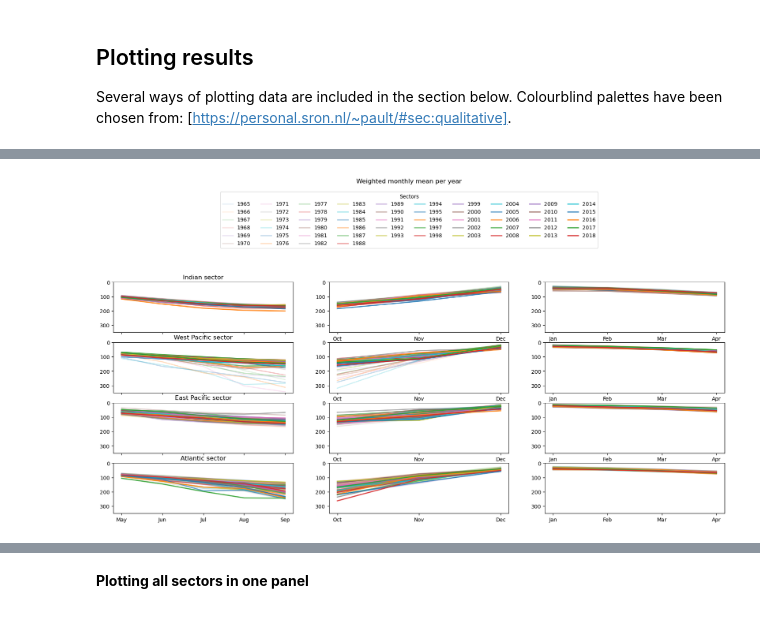
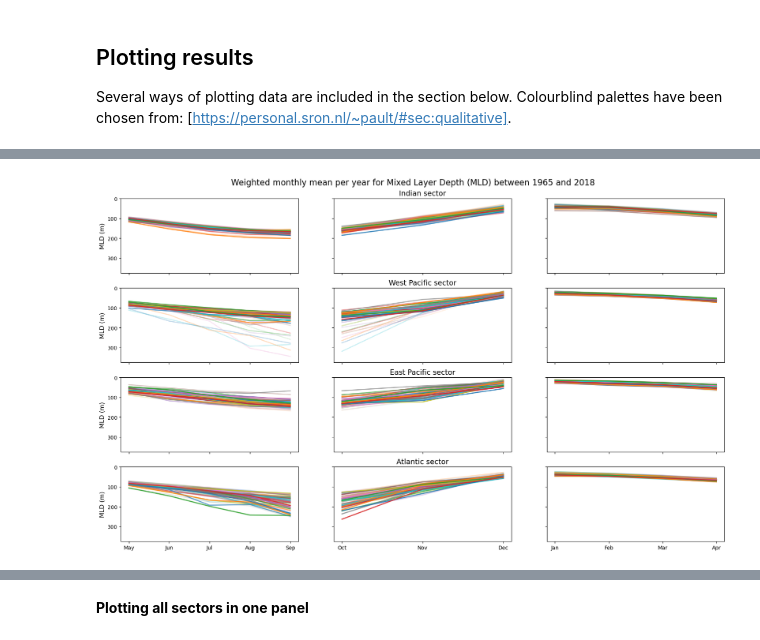
Before and after one commit to lidefi87/ACCESS_scripts_DFA, a Jupyter notebook: Scripts/ZonalStatistics.ipynb, the cells around one changed output, grey strips where cells are left out. Cells and saved outputs as stored; diff of their text form; code cells hidden in the pictures.

Commit message:
Updating lat lon names and sea ice time correction
Updating lat lon names and sea ice time correction

```diff
--- a/Scripts/ZonalStatistics.ipynb
+++ b/Scripts/ZonalStatistics.ipynb
@@ -228,4 +270,5 @@ for i in np.arange(0, len(stime)):
     x = zsf.weightedMeans(Atlantic.sel(time = slice(stime[i], etime[i])), Atlantic_a, meanby = 'season')
     x_w = zsf.addTimeYear(x, etime[i].split('-')[0])
     os.makedirs(file_out, exist_ok = True)
-    x_w.to_netcdf(os.path.join(file_out, ('MLD_YearlySeasonalMeans_Atlantic_' + stime[i].split('-')[0] + '-' + etime[i].split('-')[0] + '.nc')))
+#     x_w.to_netcdf(os.path.join(file_out, ('MLD_YearlySeasonalMeans_Atlantic_' + stime[i].split('-')[0] + '-' + etime[i].split('-')[0] + '.nc')))
+    x_w.to_netcdf(os.path.join(file_out, ('SST_YearlySeasonalMeans_Atlantic_' + stime[i].split('-')[0] + '-' + etime[i].split('-')[0] + '.nc')))
@@ -357,11 +869,14 @@ for i, j, season in [(0, 0, 'DJF'), (0, 1, 'MAM'), (1, 0, 'JJA'), (1, 1, 'SON')]
     #Set title for each subplot using season dictionaries. Move the title along the y axis so it is not too far from the plot
     axes[i,j].set_title(seasonName[season] + ' mean (months: ' + season + ')', y = 1.01)
     #Change axes labels
-    axes[i,j].set_ylabel('MLD (m)')
+#     axes[i,j].set_ylabel('MLD (m)')
+    axes[i,j].set_ylabel('SST ($^\circ$C)')
     axes[i,j].set_xlabel('')
     axes[i,j].xaxis.set_minor_locator(ticker.MultipleLocator(1))
     #Change y axis limits
-    plt.setp(axes[i, j].set_ylim([250, 0])) #MLD
+#     plt.setp(axes[i, j].set_ylim([250, 0])) #MLD
+#     plt.setp(axes[i, j].set_ylim([5200, 0])) #MLD max
+    plt.setp(axes[i, j].set_ylim([-2, 5])) #SST
     #Change line width and marker type for all axes
     plt.setp(axes[i, j].lines, linewidth = 0.5, marker = 'o', markersize = 1.5)
 
@@ -370,13 +885,17 @@ for i, j, season in [(0, 0, 'DJF'), (0, 1, 'MAM'), (1, 0, 'JJA'), (1, 1, 'SON')]
 #Extract legend labels and handles for one axes (as they are all the same)
 handles, labels = axes[0,0].get_legend_handles_labels()
 #Plot shared legend, add title, make it horizontal and change its location to the top of the figure
-fig.legend(handles, labels, title = 'Sectors', ncol = 4, loc = 'upper center', bbox_to_anchor = (0.5, 0.985))
+fig.legend(handles, labels, title = 'Sectors', ncol = 4, loc = 'upper center', bbox_to_anchor = (0.5, 0.975))
 
 #####
 #Add title
-fig.suptitle('Mean seasonal mixed layer depth (MLD) across four sectors of the Southern Ocean', y = 1.01)
+# fig.suptitle('Mean seasonal mixed layer depth (MLD) across four sectors of the Southern Ocean', y = 0.99)
+# fig.suptitle('Maximum seasonal mixed layer depth (MLD) across four sectors of the Southern Ocean', y = .99)
+fig.suptitle('Mean seasonal sea surface temperature (SST) across four sectors of the Southern Ocean', y = 0.99)
 
 #####
 #Save figure
-plt.savefig('/g/data/v45/la6889/Figures/TimeSeries/MLD/PolarZones/MeanSeasonSectorsMLD_FourPanels_daily.png', dpi = 300)
+# plt.savefig('/g/data/v45/la6889/Figures/TimeSeries/MLD/PolarZones/MeanSeasonSectorsMLD_FourPanels_daily.png', dpi = 300)
+# plt.savefig('/g/data/v45/la6889/Figures/TimeSeries/MLD/PolarZones/MaxSeasonSectorsMLD_FourPanels_daily.png', dpi = 300)
+plt.savefig('/g/data/v45/la6889/Figures/TimeSeries/SST/PolarZones/MeanSeasonSectorsSST_FourPanels_daily.png', dpi = 300)
 # %% [output]
@@ -384,10 +1057,10 @@ plt.savefig('/g/data/v45/la6889/Figures/TimeSeries/MLD/PolarZones/MeanSeasonSect
 # %%
 # comb_Ind, comb_WP, comb_EP, comb_Atl
-fig, axes = plt.subplots(nrows = 4, ncols = 3, figsize = (21, 8))
-Years = comb_Ind.time.values[:,0]
+fig, axes = plt.subplots(nrows = 4, ncols = 3, figsize = (21, 12))
+Years = comb_Ind.season.values
 
 Months1 = [calendar.month_abbr[m] for m in range(5, 10)]
-Ind_May = comb_Ind.sel(month = slice(5, 9))
+Ind_May = comb_Ind.loc[:, Months1]
 
 alpha = np.arange(0.1, 1., 0.03)
 alpha = np.repeat(alpha, 2)
@@ -401,13 +1074,10 @@ for i in range(0, len(Years)):
                 label = Years[i],
                 #Changing line width and line style
                 linewidth = 2, alpha = alpha[i])
-axes[0,0].set_ylim(350, 0)
-axes[0,0].set_title('Indian sector')
-axes[0,0].set_xticklabels([])
 
 Months2 = [calendar.month_abbr[m] for m in range(10, 13)]
 # y = xr.concat([comb_Ind.sel(month = slice(10, 12)), comb_Ind.sel(month = slice(1, 4))], dim="month")
-Ind_Oct = comb_Ind.sel(month = slice(10, 12))
+Ind_Oct = comb_Ind.loc[:, Months2]
 for i in range(0, len(Years)):
 #Plot line on the same figures - Months variable is used as X axis
     axes[0,1].plot(Months2, Ind_Oct.values[i],
@@ -415,10 +1085,10 @@ for i in range(0, len(Years)):
                 label = Years[i],
                 #Changing line width and line style
                 linewidth = 2, alpha = alpha[i])
-axes[0,1].set_ylim(350, 0)
+axes[0,1].set_title('Indian sector', fontsize = 14)
 
 Months3 = [calendar.month_abbr[m] for m in range(1, 5)]
-Ind_Jan = comb_Ind.sel(month = slice(1, 4))
+Ind_Jan = comb_Ind.loc[:, Months3]
 for i in range(0, len(Years)):
 #Plot line on the same figures - Months variable is used as X axis
     axes[0,2].plot(Months3, Ind_Jan.values[i],
@@ -426,12 +1096,11 @@ for i in range(0, len(Years)):
                 label = Years[i],
                 #Changing line width and line style
                 linewidth = 2, alpha = alpha[i])
-axes[0,2].set_ylim(350, 0)
 
 
 #########
 #West Pacific sector
-WP_May = comb_WP.sel(month = slice(5, 9))
+WP_May = comb_WP.loc[:, Months1]
 for i in range(0, len(Years)):
 # #Plot line on the same figures - Months variable is used as X axis
     axes[1,0].plot(Months1, WP_May.values[i],
@@ -439,11 +1108,8 @@ for i in range(0, len(Years)):
                 label = Years[i],
                 #Changing line width and line style
                 linewidth = 2, alpha = alpha[i])
-axes[1,0].set_ylim(350, 0)
-axes[1,0].set_title('West Pacific sector')
-axes[1,0].set_xticklabels([])
 
-WP_Oct = comb_WP.sel(month = slice(10, 12))
+WP_Oct = comb_WP.loc[:, Months2]
 for i in range(0, len(Years)):
 #Plot line on the same figures - Months variable is used as X axis
     axes[1,1].plot(Months2, WP_Oct.values[i],
@@ -451,9 +1117,9 @@ for i in range(0, len(Years)):
                 label = Years[i],
                 #Changing line width and line style
                 linewidth = 2, alpha = alpha[i])
-axes[1,1].set_ylim(350, 0)
+axes[1,1].set_title('West Pacific sector', fontsize = 14)
 
-WP_Jan = comb_WP.sel(month = slice(1, 4))
+WP_Jan = comb_WP.loc[:, Months3]
 for i in range(0, len(Years)):
 #Plot line on the same figures - Months variable is used as X axis
     axes[1,2].plot(Months3, WP_Jan.values[i],
@@ -461,12 +1127,11 @@ for i in range(0, len(Years)):
                 label = Years[i],
                 #Changing line width and line style
                 linewidth = 2, alpha = alpha[i])
-axes[1,2].set_ylim(350, 0)
 
 
 #########
 #East Pacific sector
-EP_May = comb_EP.sel(month = slice(5, 9))
+EP_May = comb_EP.loc[:, Months1]
 for i in range(0, len(Years)):
 # #Plot line on the same figures - Months variable is used as X axis
     axes[2,0].plot(Months1, EP_May.values[i],
@@ -474,12 +1139,8 @@ for i in range(0, len(Years)):
                 label = Years[i],
                 #Changing line width and line style
                 linewidth = 2, alpha = alpha[i])
-axes[2,0].set_ylim(350, 0)
-axes[2,0].set_title('East Pacific sector')
-axes[2,0].set_xticklabels([])
 
-
-EP_Oct = comb_EP.sel(month = slice(10, 12))
+EP_Oct = comb_EP.loc[:, Months2]
 for i in range(0, len(Years)):
 #Plot line on the same figures - Months variable is used as X axis
     axes[2,1].plot(Months2, EP_Oct.values[i],
@@ -487,9 +1148,9 @@ for i in range(0, len(Years)):
                 label = Years[i],
                 #Changing line width and line style
                 linewidth = 2, alpha = alpha[i])
-axes[2,1].set_ylim(350, 0)
+axes[2,1].set_title('East Pacific sector', fontsize = 14)
 
-EP_Jan = comb_EP.sel(month = slice(1, 4))
+EP_Jan = comb_EP.loc[:, Months3]
 for i in range(0, len(Years)):
 #Plot line on the same figures - Months variable is used as X axis
     axes[2,2].plot(Months3, EP_Jan.values[i],
@@ -497,12 +1158,11 @@ for i in range(0, len(Years)):
                 label = Years[i],
                 #Changing line width and line style
                 linewidth = 2, alpha = alpha[i])
-axes[2,2].set_ylim(350, 0)
 
 
 #########
 #Atlantic sector
-Atl_May = comb_Atl.sel(month = slice(5, 9))
+Atl_May = comb_Atl.loc[:, Months1]
 for i in range(0, len(Years)):
 # #Plot line on the same figures - Months variable is used as X axis
     axes[3,0].plot(Months1, Atl_May.values[i],
@@ -510,10 +1170,8 @@ for i in range(0, len(Years)):
                 label = Years[i],
                 #Changing line width and line style
                 linewidth = 2, alpha = alpha[i])
-axes[3,0].set_ylim(350, 0)
-axes[3,0].set_title('Atlantic sector')
 
-Atl_Oct = comb_Atl.sel(month = slice(10, 12))
+Atl_Oct = comb_Atl.loc[:, Months2]
 for i in range(0, len(Years)):
 #Plot line on the same figures - Months variable is used as X axis
     axes[3,1].plot(Months2, Atl_Oct.values[i],
@@ -521,9 +1179,9 @@ for i in range(0, len(Years)):
                 label = Years[i],
                 #Changing line width and line style
                 linewidth = 2, alpha = alpha[i])
-axes[3,1].set_ylim(350, 0)
+axes[3,1].set_title('Atlantic sector', fontsize = 14)
 
-Atl_Jan = comb_Atl.sel(month = slice(1, 4))
+Atl_Jan = comb_Atl.loc[:, Months3]
 for i in range(0, len(Years)):
 #Plot line on the same figures - Months variable is used as X axis
     axes[3,2].plot(Months3, Atl_Jan.values[i],
@@ -531,13 +1189,25 @@ for i in range(0, len(Years)):
                 label = Years[i],
                 #Changing line width and line style
                 linewidth = 2, alpha = alpha[i])
-axes[3,2].set_ylim(350, 0)
 
+for ax in axes[0:3,:].flat:
+    ax.set_xticklabels([])
+for ax in axes[:,1:].flat:
+    ax.set_yticklabels([])
+for ax in axes[:, 0].flat:
+#     ax.set_ylabel('SST ($^\circ$C)', fontsize = 12)
+    ax.set_ylabel('MLD (m)', fontsize = 12)
+for ax in axes.flat:
+    ax.set_ylim(375, 0) #MLD
+#     ax.set_ylim(-2, 5) #SST
 
-handles, labels = axes[0,0].get_legend_handles_labels()
+# handles, labels = axes[0,0].get_legend_handles_labels()
 #Plot shared legend, add title, make it horizontal and change its location to the top of the figure
-fig.legend(handles, labels, title = 'Sectors', ncol = 10, loc = 'upper center', bbox_to_anchor = (0.5, 1.19))
+# fig.legend(handles, labels, title = 'Sectors', ncol = 10, loc = 'upper center', bbox_to_anchor = (0.5, 1.19))
 
-plt.suptitle('Weighted monthly mean per year', y = 1.225)
-# y.time[0]
+plt.suptitle('Weighted monthly mean per year for Mixed Layer Depth (MLD) between 1965 and 2018', y = 0.925, fontsize = 16)
+# plt.suptitle('Weighted monthly mean per year for Sea Surface Temperature (SST) between 1965 and 2018', y = 0.925)
+
+plt.savefig('/g/data/v45/la6889/Figures/TimeSeries/MLD/PolarZones/MeanSectorsMLD_ThreePanels_Monthly.png', dpi = 300)
+# plt.savefig('/g/data/v45/la6889/Figures/TimeSeries/SST/PolarZones/MeanSectorsSST_ThreePanels_Monthly.png', dpi = 300)
 # %% [output]
@@ -545 +1214 @@ Text(0.5, 1.225, 'Weighted monthly mean per year')
-[figure, old version]
+[figure, new version]
```
Also changed, not shown: parts of 79 cells of this notebook, 15 other files.
